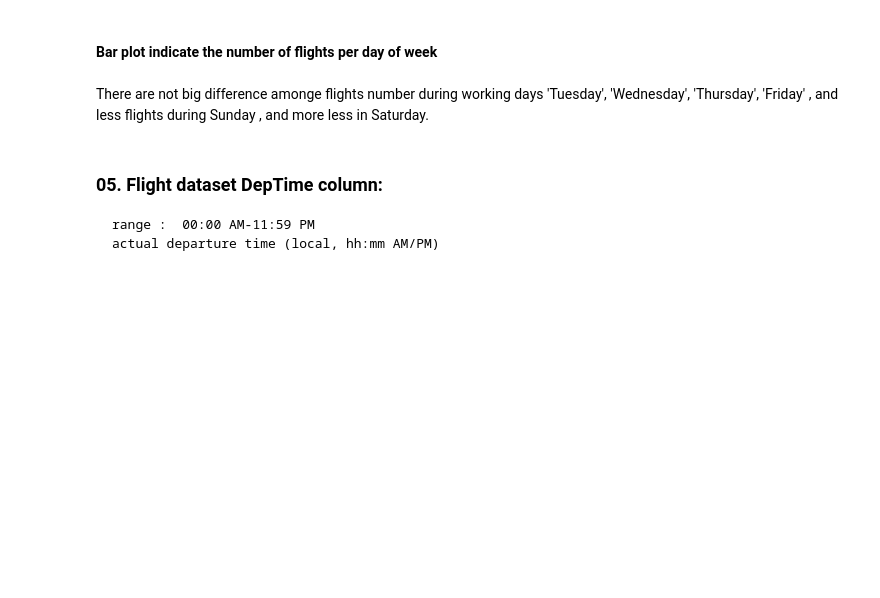
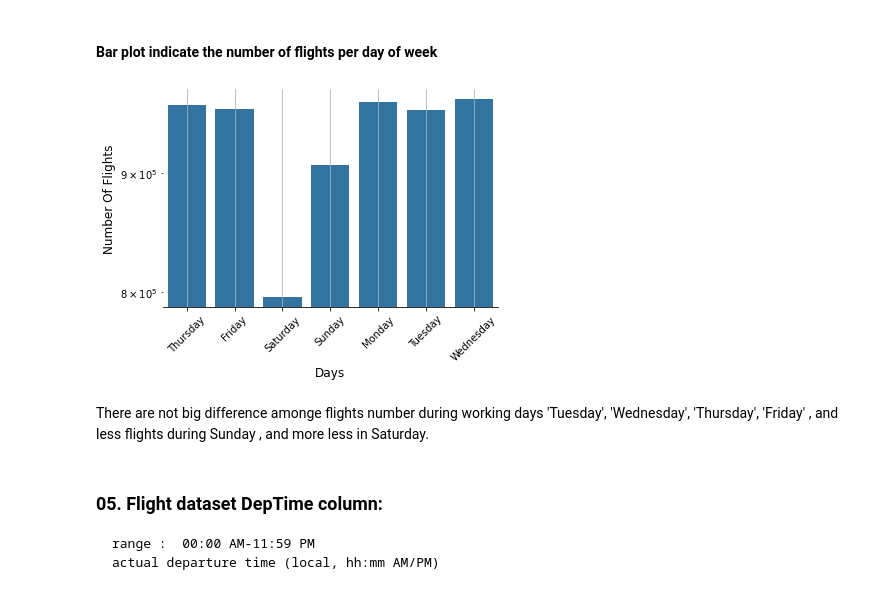
Before and after one commit to mlotfic/Communicate-Dtata-Finding, a Jupyter notebook: notebooks/exploration.ipynb, the cells around one changed output. Saved outputs shown, nothing was run; the diff lists cells and outputs as text; code cells hidden in the pictures; blank space fills up the shorter version.

```diff
--- a/notebooks/exploration.ipynb
+++ b/notebooks/exploration.ipynb
@@ -567,6 +900,10 @@ plt.ylabel('Number Of Flights',fontsize =12);
 #### Bar plot indicate the number of flights per day of week
 # %%
 plot_bar_str(flights, 'DayOfWeek', 200, base_color, rotation =45, log=True)
+plt.xlabel('Days',fontsize =12);
+plt.ylabel('Number Of Flights',fontsize =12);
+# %% [output]
+[figure, added]
 # %% [markdown]
 There are not big difference amonge flights number during working days 'Tuesday', 'Wednesday', 'Thursday', 'Friday' , and less  flights during Sunday , and more less in Saturday.
 # %% [markdown]
```
Also changed, not shown: parts of 67 cells of this notebook.
